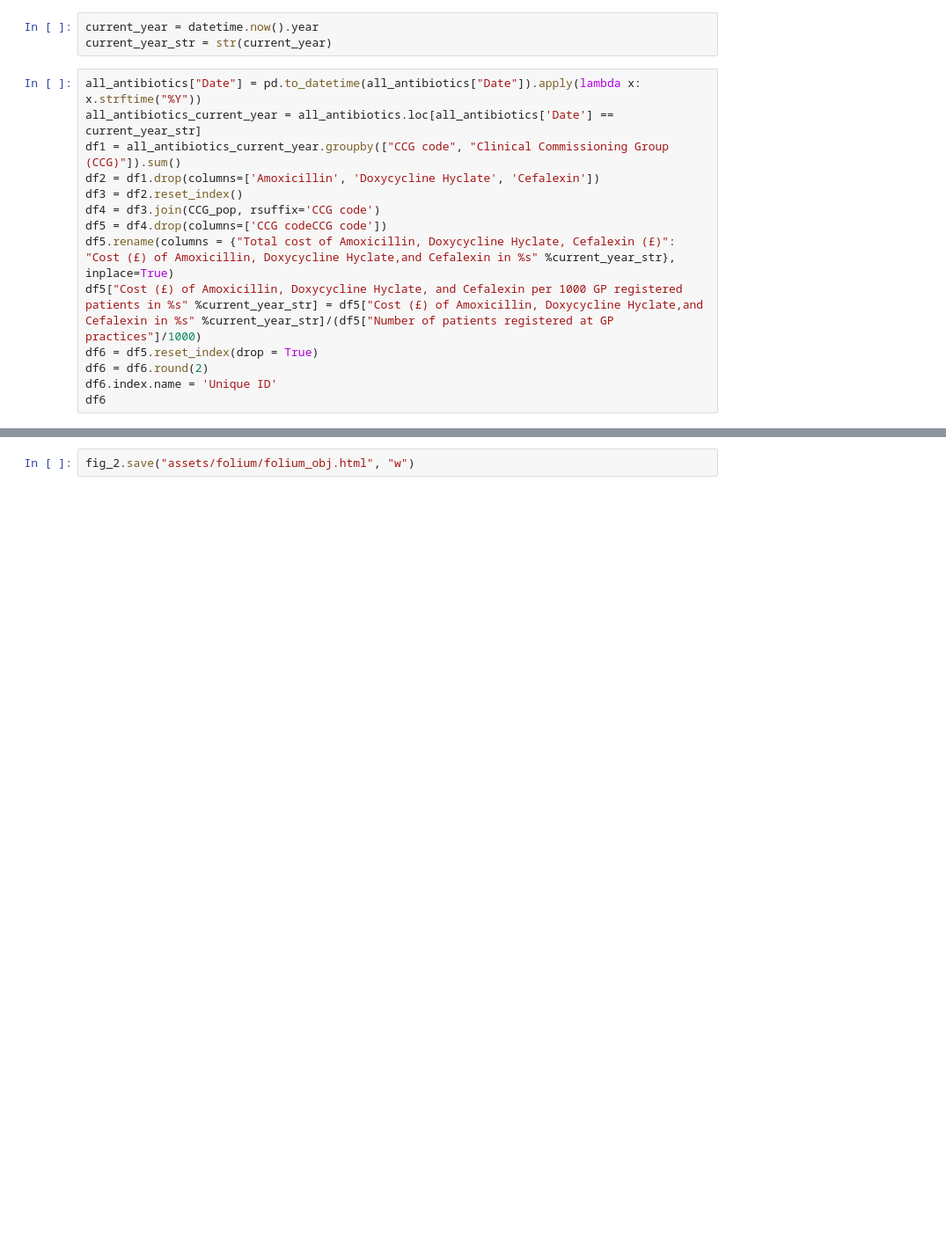
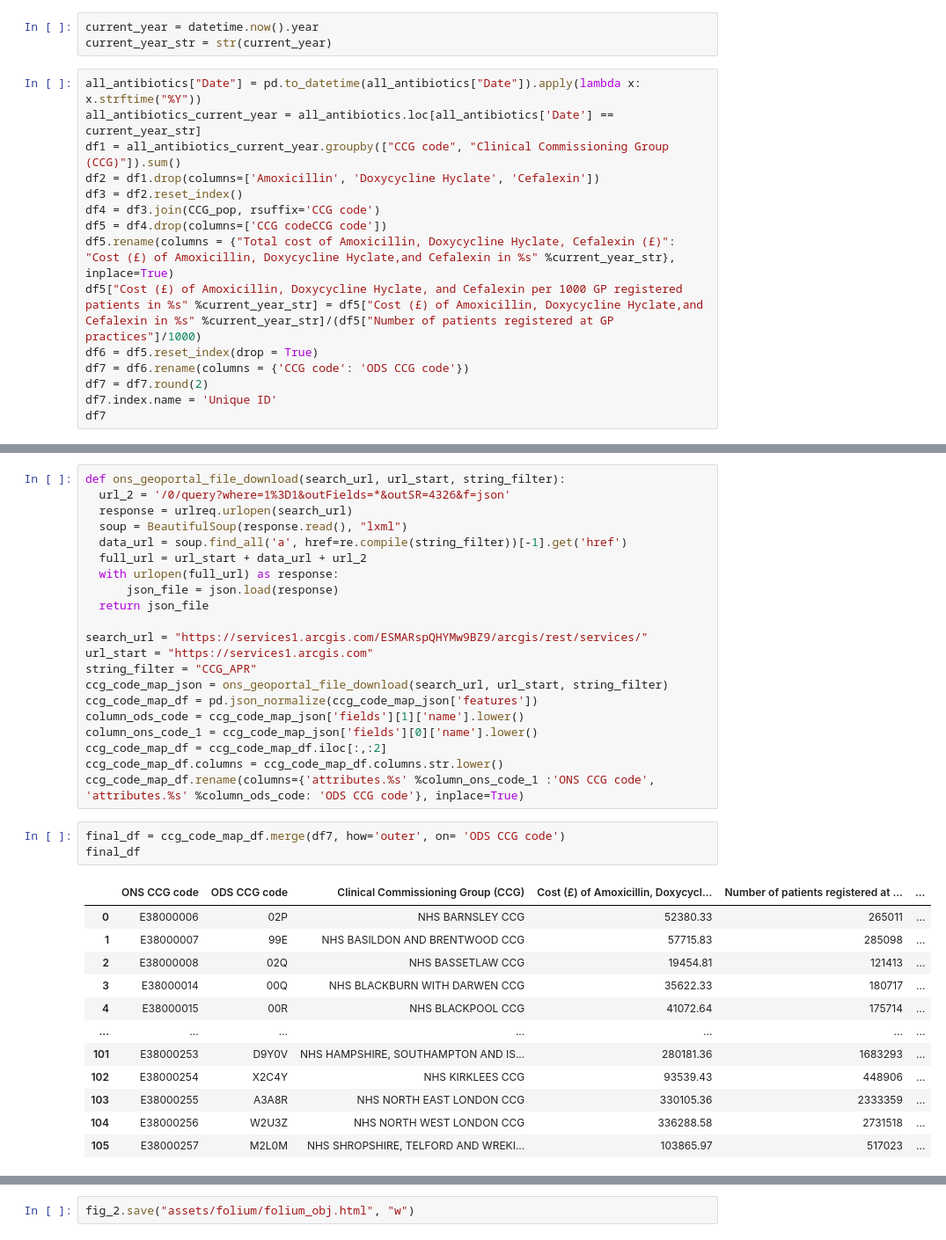
Before and after one commit to mattia-ficarelli/antibiotic_cost, a Jupyter notebook: dev.ipynb, the cells around one changed output, grey strips where cells are left out. Shown at 88% size. Saved outputs shown, nothing was run; the diff lists cells and outputs as text; blank space fills up the shorter version.

```diff
--- a/dev.ipynb
+++ b/dev.ipynb
@@ -138,6 +200,7 @@ df5 = df4.drop(columns=['CCG codeCCG code'])
 df5.rename(columns = {"Total cost of Amoxicillin, Doxycycline Hyclate, Cefalexin (£)": "Cost (£) of Amoxicillin, Doxycycline Hyclate,and Cefalexin in %s" %current_year_str}, inplace=True)
 df5["Cost (£) of Amoxicillin, Doxycycline Hyclate, and Cefalexin per 1000 GP registered patients in %s" %current_year_str] = df5["Cost (£) of Amoxicillin, Doxycycline Hyclate,and Cefalexin in %s" %current_year_str]/(df5["Number of patients registered at GP practices"]/1000)
 df6 = df5.reset_index(drop = True)
-df6 = df6.round(2)
-df6.index.name = 'Unique ID'
-df6
+df7 = df6.rename(columns = {'CCG code': 'ODS CCG code'})
+df7 = df7.round(2)
+df7.index.name = 'Unique ID'
+df7
@@ -145,0 +222,37 @@ fig_2_data = df6.copy()
+# %%
+def ons_geoportal_file_download(search_url, url_start, string_filter):
+  url_2 = '/0/query?where=1%3D1&outFields=*&outSR=4326&f=json'
+  response = urlreq.urlopen(search_url)
+  soup = BeautifulSoup(response.read(), "lxml")
+  data_url = soup.find_all('a', href=re.compile(string_filter))[-1].get('href')
+  full_url = url_start + data_url + url_2
+  with urlopen(full_url) as response:
+      json_file = json.load(response)
+  return json_file
+
+search_url = "https://services1.arcgis.com/ESMARspQHYMw9BZ9/arcgis/rest/services/"
+url_start = "https://services1.arcgis.com"
+string_filter = "CCG_APR"
+ccg_code_map_json = ons_geoportal_file_download(search_url, url_start, string_filter)
+ccg_code_map_df = pd.json_normalize(ccg_code_map_json['features'])
+column_ods_code = ccg_code_map_json['fields'][1]['name'].lower()
+column_ons_code_1 = ccg_code_map_json['fields'][0]['name'].lower()
+ccg_code_map_df = ccg_code_map_df.iloc[:,:2]
+ccg_code_map_df.columns = ccg_code_map_df.columns.str.lower()
+ccg_code_map_df.rename(columns={'attributes.%s' %column_ons_code_1 :'ONS CCG code', 'attributes.%s' %column_ods_code: 'ODS CCG code'}, inplace=True)
+# %%
+final_df = ccg_code_map_df.merge(df7, how='outer', on= 'ODS CCG code')
+final_df
+# %% [output]
+|  | ONS CCG code | ODS CCG code | Clinical Commissioning Group (CCG) | Cost (£) of Amoxicillin, Doxycycl... | Number of patients registered at ... | ... |
+| 0 | E38000006 | 02P | NHS BARNSLEY CCG | 52380.33 | 265011 | ... |
+| 1 | E38000007 | 99E | NHS BASILDON AND BRENTWOOD CCG | 57715.83 | 285098 | ... |
+| 2 | E38000008 | 02Q | NHS BASSETLAW CCG | 19454.81 | 121413 | ... |
+| 3 | E38000014 | 00Q | NHS BLACKBURN WITH DARWEN CCG | 35622.33 | 180717 | ... |
+| 4 | E38000015 | 00R | NHS BLACKPOOL CCG | 41072.64 | 175714 | ... |
+| ... | ... | ... | ... | ... | ... | ... |
+| 101 | E38000253 | D9Y0V | NHS HAMPSHIRE, SOUTHAMPTON AND IS... | 280181.36 | 1683293 | ... |
+| 102 | E38000254 | X2C4Y | NHS KIRKLEES CCG | 93539.43 | 448906 | ... |
+| 103 | E38000255 | A3A8R | NHS NORTH EAST LONDON CCG | 330105.36 | 2333359 | ... |
+| 104 | E38000256 | W2U3Z | NHS NORTH WEST LONDON CCG | 336288.58 | 2731518 | ... |
+| 105 | E38000257 | M2L0M | NHS SHROPSHIRE, TELFORD AND WREKI... | 103865.97 | 517023 | ... |
```
Also changed, not shown: parts of 17 cells of this notebook, 2 other files.
